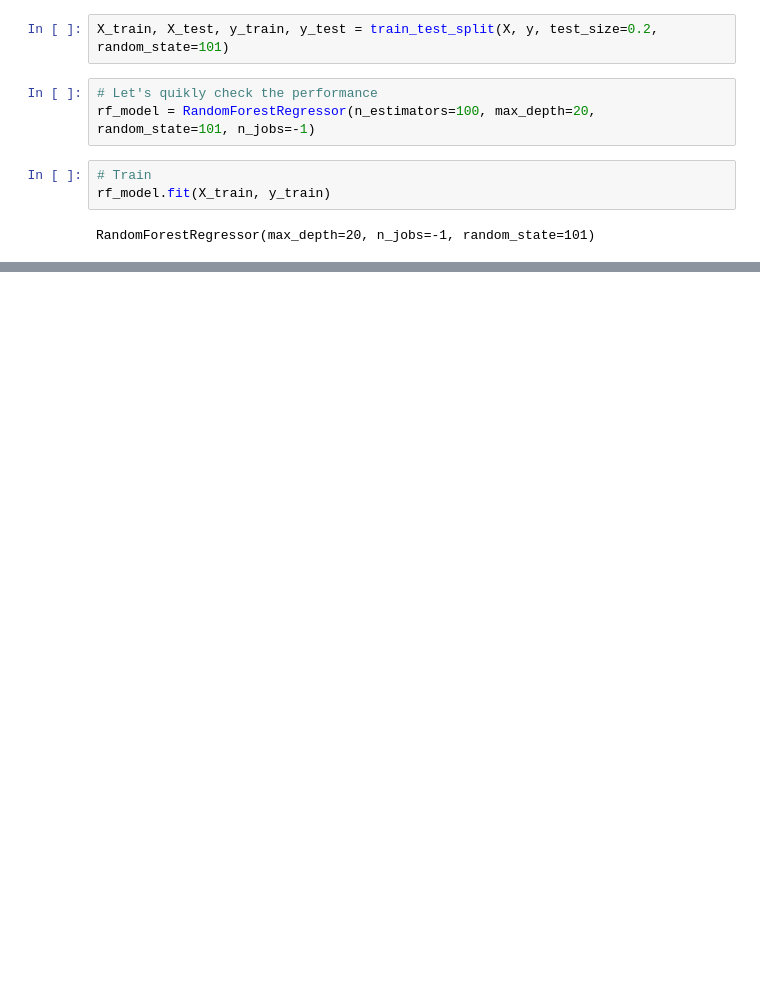
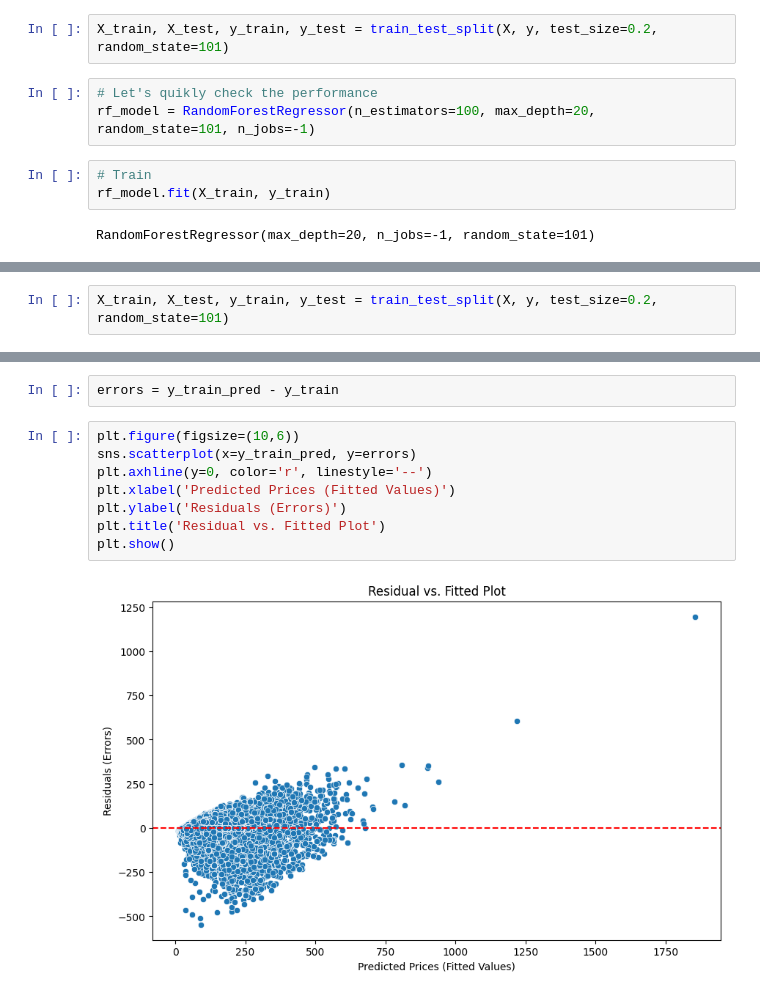
Before and after one commit to Ak62007/ML_Work, a Jupyter notebook: Linear_Regression_and_Decision_Tree_Regressors/notebooks/tree_based_models.ipynb, the cells around one changed output, grey strips where cells are left out. Saved outputs shown, nothing was run; the diff lists cells and outputs as text; blank space fills up the shorter version.

Commit message:
tried more of random forest

```diff
--- a/Linear_Regression_and_Decision_Tree_Regressors/notebooks/tree_based_models.ipynb
+++ b/Linear_Regression_and_Decision_Tree_Regressors/notebooks/tree_based_models.ipynb
@@ -53,0 +99,2 @@ r2_score(test): 0.9186172547484515
+# %%
+X_train, X_test, y_train, y_test = train_test_split(X, y, test_size=0.2, random_state=101)
@@ -53,0 +148,12 @@ r2_score(test): 0.9186172547484515
+# %%
+errors = y_train_pred - y_train
+# %%
+plt.figure(figsize=(10,6))
+sns.scatterplot(x=y_train_pred, y=errors)
+plt.axhline(y=0, color='r', linestyle='--')
+plt.xlabel('Predicted Prices (Fitted Values)')
+plt.ylabel('Residuals (Errors)')
+plt.title('Residual vs. Fitted Plot')
+plt.show()
+# %% [output]
+[figure, added]
```
Also changed, not shown: parts of 29 cells of this notebook, 2 other files.
